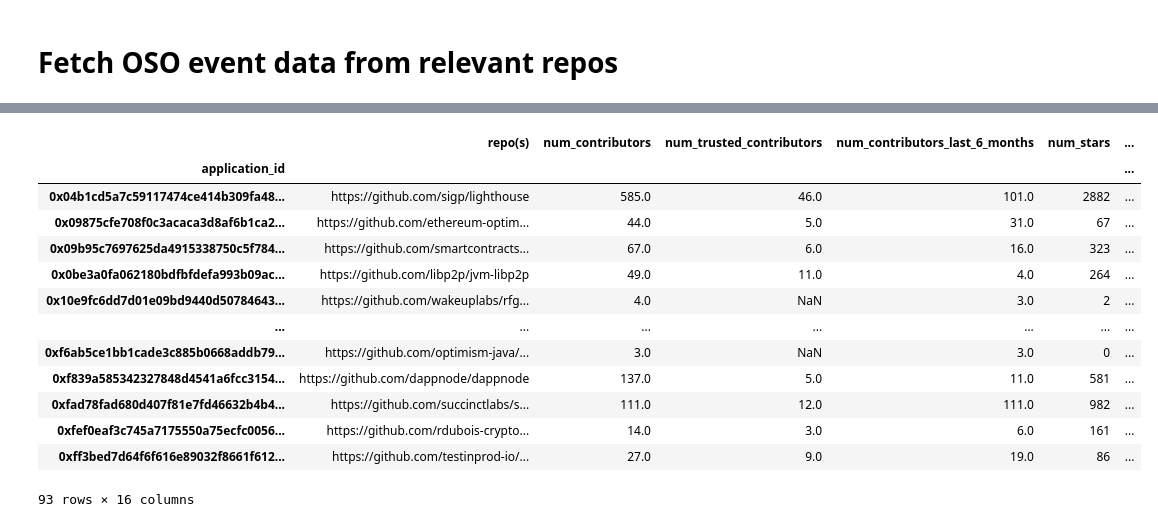
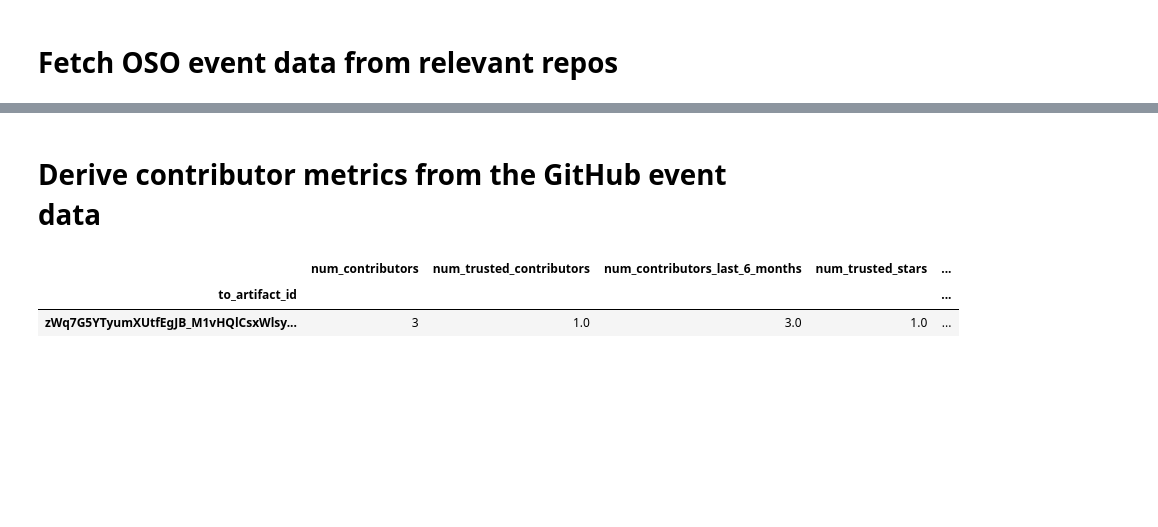
Before and after one commit to opensource-observer/insights, a Jupyter notebook: analysis/optimism/retrofunding5/RF5_GitHub_RepoMetrics.ipynb, the cells around one changed output, grey strips where cells are left out. Saved outputs shown, nothing was run; the diff lists cells and outputs as text; code cells hidden in the pictures; blank space fills up the shorter version.

```diff
--- a/analysis/optimism/retrofunding5/RF5_GitHub_RepoMetrics.ipynb
+++ b/analysis/optimism/retrofunding5/RF5_GitHub_RepoMetrics.ipynb
@@ -305,3 +281,5 @@ open_rank_metrics.sort_values(by='trust_score_for_repo', ascending=False).head(2
+# %% [markdown]
+# Derive contributor metrics from the GitHub event data
 # %%
 contributor_event_types = [
     'COMMIT_CODE',
@@ -310,20 +288,11 @@ contributor_event_types = [
     'ISSUE_OPENED'
 ]
 # %%
-METRIC_INDEX = 'application_id'
 metrics = []
 
 metrics.append(
-    df_repos
-    .groupby(METRIC_INDEX)['artifact_url']
-    .unique()
-    .apply(lambda x: ', '.join(x))
-    .rename('repo(s)')
-)
-
-metrics.append(
     df_events[df_events.event_type.isin(contributor_event_types)]
-    .groupby(METRIC_INDEX)['from_artifact_id']
+    .groupby('to_artifact_id')['from_artifact_id']
     .nunique()
     .rename('num_contributors')
 )
@@ -333,7 +302,7 @@ metrics.append(
         (df_events.event_type.isin(contributor_event_types))
         & (df_events.user.isin(top_users))
     ]
-    .groupby(METRIC_INDEX)['from_artifact_id']
+    .groupby('to_artifact_id')['from_artifact_id']
     .nunique()
     .rename('num_trusted_contributors')
 )
@@ -343,86 +312,42 @@ metrics.append(
         (df_events.event_type.isin(contributor_event_types))
         & (df_events['bucket_day'] >= pd.to_datetime('2024-02-01'))
     ]
-    .groupby(METRIC_INDEX)['from_artifact_id']
+    .groupby('to_artifact_id')['from_artifact_id']
     .nunique()
     .rename('num_contributors_last_6_months')
-)
-
-metrics.append(
-    df_repos
-    .groupby(METRIC_INDEX)['star_count']
-    .sum()
-    .rename('num_stars')
 )
 
 metrics.append(
     df_events[
         (df_events.event_type == 'STARRED')
         & (df_events.user.isin(top_users))
     ]
-    .groupby(METRIC_INDEX)['from_artifact_id']
+    .groupby('to_artifact_id')['from_artifact_id']
     .nunique()
     .rename('num_trusted_stars')
-)
-
-metrics.append(
-    df_repos
-    .groupby(METRIC_INDEX)['fork_count']
-    .sum()
-    .rename('num_forks')
 )
 
 metrics.append(
     df_events[
         (df_events.event_type == 'FORKED')
         & (df_events.user.isin(top_users))
     ]
-    .groupby(METRIC_INDEX)['from_artifact_id']
+    .groupby('to_artifact_id')['from_artifact_id']
     .nunique()
     .rename('num_trusted_forks')
 )
 
 metrics.append(
     df_events
-    .groupby(METRIC_INDEX)['bucket_day']
+    .groupby('to_artifact_id')['bucket_day']
     .min()
-    .apply(lambda x: (2024. + 8/12.) - (x.year + x.month/12.))
+    .apply(lambda x: (2024. + 9/12.) - (x.year + x.month/12.))
     .rename('age_of_project_years')
 )
 
-metrics.append(
-    df_repos
-    .groupby(METRIC_INDEX)['license_spdx_id']
-    .unique()
-    .apply(lambda x: ', '.join([repo for repo in x if len(repo)]))
-    .rename('license(s)')
-)
-
-metrics.append(
-    open_rank_metrics
-    .groupby('application_id')
-    [['trust_weighted_stars', 'trust_weighted_forks', 'trust_score_for_repo']]
-    .max()
-)
-
-df_metrics = pd.concat(metrics, axis=1)
-df_metrics['project_name'] = df_metrics.index.map(project_name_mappings)
-df_metrics['project_category_id'] = df_metrics.index.map(project_category_mappings)
-df_metrics['trust_rank_for_repo_in_category'] = df_metrics.groupby('project_category_id')['trust_score_for_repo'].rank(ascending=False)
-
-df_metrics
+contributor_metrics = pd.concat(metrics, axis=1).fillna(0)
+contributor_metrics.tail(1)
 # %% [output]
-|  | repo(s) | num_contributors | num_trusted_contributors | num_contributors_last_6_months | num_stars | ... |
-| application_id |  |  |  |  |  | ... |
-| 0x04b1cd5a7c59117474ce414b309fa48... | https://github.com/sigp/lighthouse | 585.0 | 46.0 | 101.0 | 2882 | ... |
-| 0x09875cfe708f0c3acaca3d8af6b1ca2... | https://github.com/ethereum-optim... | 44.0 | 5.0 | 31.0 | 67 | ... |
-| 0x09b95c7697625da4915338750c5f784... | https://github.com/smartcontracts... | 67.0 | 6.0 | 16.0 | 323 | ... |
-| 0x0be3a0fa062180bdfbfdefa993b09ac... | https://github.com/libp2p/jvm-libp2p | 49.0 | 11.0 | 4.0 | 264 | ... |
-| 0x10e9fc6dd7d01e09bd9440d50784643... | https://github.com/wakeuplabs/rfg... | 4.0 | NaN | 3.0 | 2 | ... |
-| ... | ... | ... | ... | ... | ... | ... |
-| 0xf6ab5ce1bb1cade3c885b0668addb79... | https://github.com/optimism-java/... | 3.0 | NaN | 3.0 | 0 | ... |
-| 0xf839a585342327848d4541a6fcc3154... | https://github.com/dappnode/dappnode | 137.0 | 5.0 | 11.0 | 581 | ... |
-| 0xfad78fad680d407f81e7fd46632b4b4... | https://github.com/succinctlabs/s... | 111.0 | 12.0 | 111.0 | 982 | ... |
-| 0xfef0eaf3c745a7175550a75ecfc0056... | https://github.com/rdubois-crypto... | 14.0 | 3.0 | 6.0 | 161 | ... |
-| 0xff3bed7d64f6f616e89032f8661f612... | https://github.com/testinprod-io/... | 27.0 | 9.0 | 19.0 | 86 | ... |
+|  | num_contributors | num_trusted_contributors | num_contributors_last_6_months | num_trusted_stars | ... |
+| to_artifact_id |  |  |  |  | ... |
+| zWq7G5YTyumXUtfEgJB_M1vHQlCsxWlsy... | 3 | 1.0 | 3.0 | 1.0 | ... |
-93 rows × 16 columns
```
Also changed, not shown: parts of 20 cells of this notebook, 1 other file.
